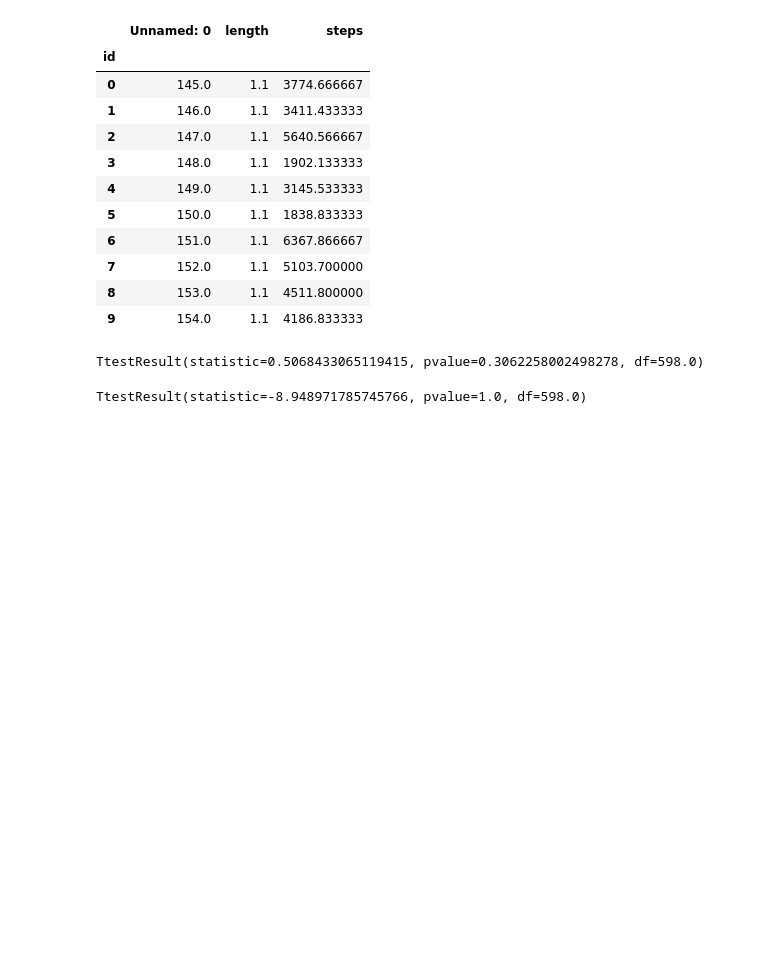
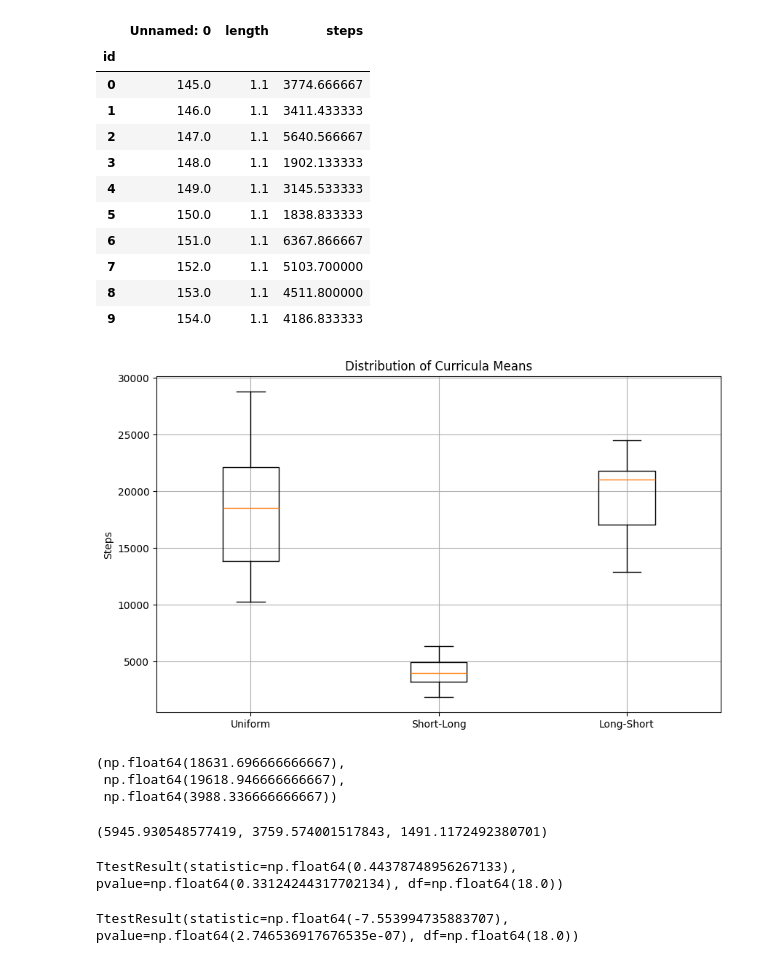
Before and after one commit to ognibit/cartpole-dqn, a Jupyter notebook: results/analysis.ipynb, the cells around one changed output. Saved outputs shown, nothing was run; the diff lists cells and outputs as text; code cells hidden in the pictures; blank space fills up the shorter version.

Commit message:
updated analysis with chart

```diff
--- a/results/analysis.ipynb
+++ b/results/analysis.ipynb
@@ -13,7 +24,8 @@ long.head()
 # %%
 long['id'] = long['Unnamed: 0']%10
 # %%
-long.groupby('id').mean()
+long_means = long.groupby('id').mean()
+long_means
 # %% [output]
 |  | Unnamed: 0 | length | steps |
 | id |  |  |  |
@@ -40,7 +52,8 @@ uniform.head()
 # %%
 uniform['id'] = uniform['Unnamed: 0']%10
 # %%
-uniform.groupby('id').mean()
+uniform_means = uniform.groupby('id').mean()
+uniform_means
 # %% [output]
 |  | Unnamed: 0 | length | steps |
 | id |  |  |  |
@@ -67,7 +80,8 @@ short.head()
 # %%
 short['id'] = short['Unnamed: 0']%10
 # %%
-short.groupby('id').mean()
+short_means = short.groupby('id').mean()
+short_means
 # %% [output]
 |  | Unnamed: 0 | length | steps |
 | id |  |  |  |
@@ -81,13 +95,39 @@ short.groupby('id').mean()
 | 7 | 152.0 | 1.1 | 5103.700000 |
 | 8 | 153.0 | 1.1 | 4511.800000 |
 | 9 | 154.0 | 1.1 | 4186.833333 |
+# %%
+import matplotlib.pyplot as plt
+import numpy as np
+
+data = [uniform_means['steps'], short_means['steps'], long_means['steps']]
+labels = ['Uniform', 'Short-Long', 'Long-Short']
+
+plt.figure(figsize=(10, 6))
+plt.boxplot(data, labels=labels)
+plt.title('Distribution of Curricula Means')
+plt.ylabel('Steps')
+plt.grid(True)
+plt.show()
+# %% [output]
+[figure, added]
 # %%
 from scipy import stats
+# %%
+uniform_means['steps'].mean() , long_means['steps'].mean(), short_means['steps'].mean()
+# %% [output]
+(np.float64(18631.696666666667),
+ np.float64(19618.946666666667),
+ np.float64(3988.336666666667))
+# %%
+uniform_means['steps'].std() , long_means['steps'].std(), short_means['steps'].std()
+# %% [output]
+(5945.930548577419, 3759.574001517843, 1491.1172492380701)
 # %%
-stats.ttest_ind(long['steps'], uniform['steps'], alternative='greater')
+stats.ttest_ind(long_means['steps'], uniform_means['steps'], alternative='greater')
 # %% [output]
-TtestResult(statistic=0.5068433065119415, pvalue=0.3062258002498278, df=598.0)
+TtestResult(statistic=np.float64(0.44378748956267133), pvalue=np.float64(0.33124244317702134), df=np.float64(18.0))
 # %%
-stats.ttest_ind(short['steps'], uniform['steps'], alternative='greater')
+# non-sense, since short has a lower mean
+stats.ttest_ind(short_means['steps'], uniform_means['steps'], alternative='less')
 # %% [output]
-TtestResult(statistic=-8.948971785745766, pvalue=1.0, df=598.0)
+TtestResult(statistic=np.float64(-7.553994735883707), pvalue=np.float64(2.746536917676535e-07), df=np.float64(18.0))
```
Also changed, not shown: parts of 4 cells of this notebook.
